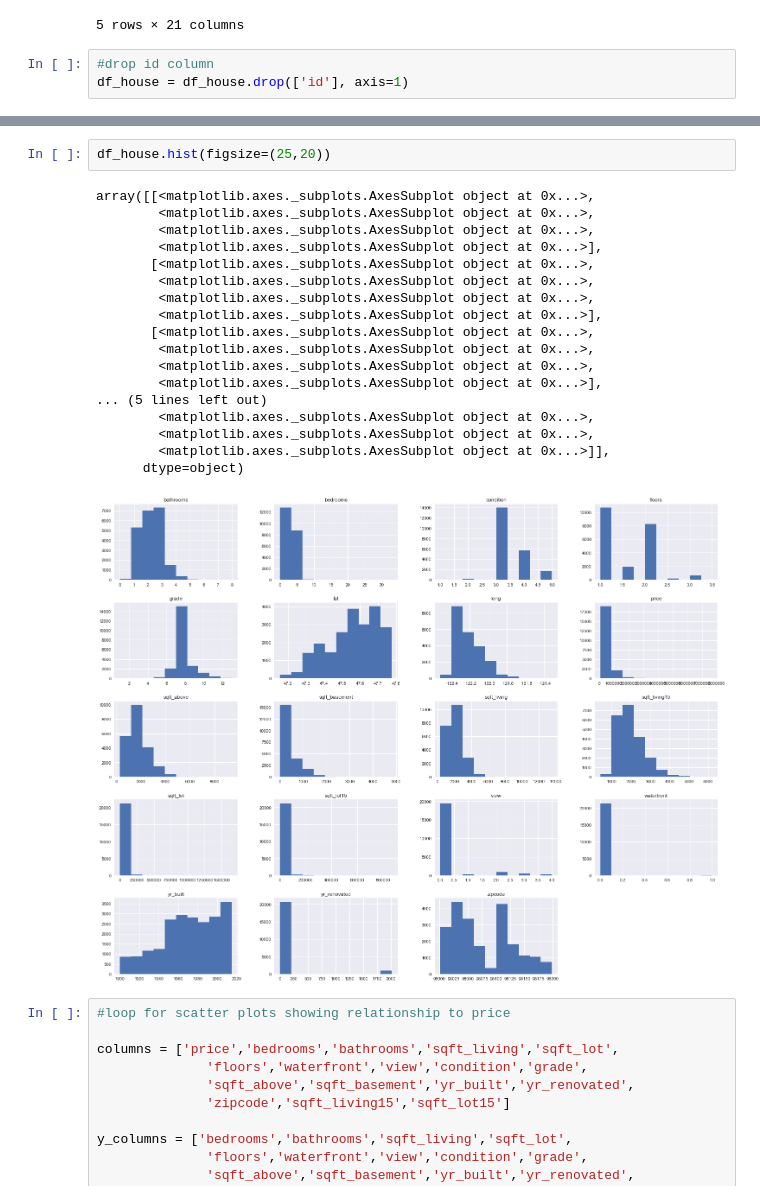
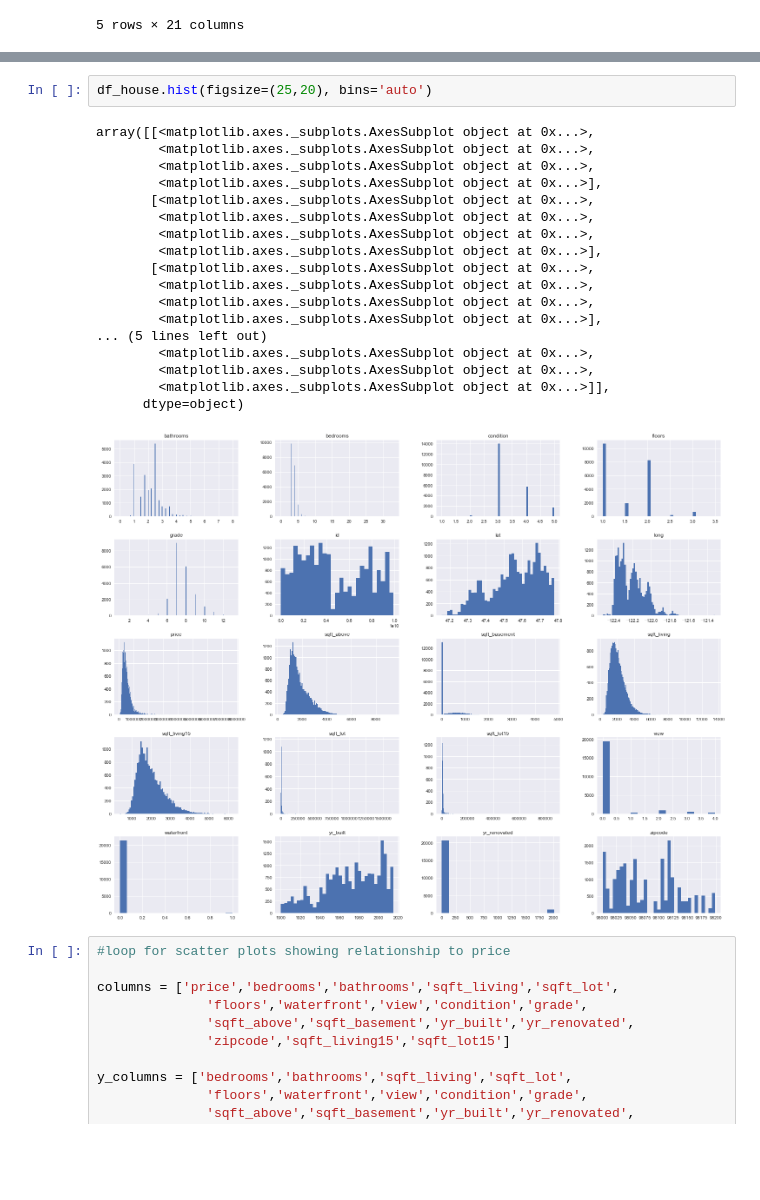
Before and after one commit to Banner10/Phase_2_Project, a Jupyter notebook: PH2_Data_Cleaning_EDA.ipynb, the cells around one changed output, grey strips where cells are left out. Cells and saved outputs as stored; diff of their text form; blank space fills up the shorter version.

```diff
--- a/PH2_Data_Cleaning_EDA.ipynb
+++ b/PH2_Data_Cleaning_EDA.ipynb
@@ -38,6 +39,3 @@ df_house.head()
 | 3 | 2487200875 | 2014-12-09 | 604000.0 | 4 | 3.00 | 1960 | 5000 | 1.0 | 0 | 0 | ... |
 | 4 | 1954400510 | 2015-02-18 | 510000.0 | 3 | 2.00 | 1680 | 8080 | 1.0 | 0 | 0 | ... |
 5 rows × 21 columns
-# %%
-#drop id column
-df_house = df_house.drop(['id'], axis=1)
@@ -86,24 +100,24 @@ memory usage: 3.3 MB
 # %%
-df_house.hist(figsize=(25,20))
+df_house.hist(figsize=(25,20), bins='auto')
 # %% [output]
 array([[<matplotlib.axes._subplots.AxesSubplot object at 0x...>,
         <matplotlib.axes._subplots.AxesSubplot object at 0x...>,
         <matplotlib.axes._subplots.AxesSubplot object at 0x...>,
         <matplotlib.axes._subplots.AxesSubplot object at 0x...>],
        [<matplotlib.axes._subplots.AxesSubplot object at 0x...>,
         <matplotlib.axes._subplots.AxesSubplot object at 0x...>,
         <matplotlib.axes._subplots.AxesSubplot object at 0x...>,
         <matplotlib.axes._subplots.AxesSubplot object at 0x...>],
        [<matplotlib.axes._subplots.AxesSubplot object at 0x...>,
         <matplotlib.axes._subplots.AxesSubplot object at 0x...>,
         <matplotlib.axes._subplots.AxesSubplot object at 0x...>,
         <matplotlib.axes._subplots.AxesSubplot object at 0x...>],
 ... (5 lines left out)
         <matplotlib.axes._subplots.AxesSubplot object at 0x...>,
         <matplotlib.axes._subplots.AxesSubplot object at 0x...>,
         <matplotlib.axes._subplots.AxesSubplot object at 0x...>]],
       dtype=object)
-[figure, old version]
+[figure, new version]
 # %%
 #loop for scatter plots showing relationship to price
 
```
Also changed, not shown: parts of 9 cells of this notebook, 1 other file.
